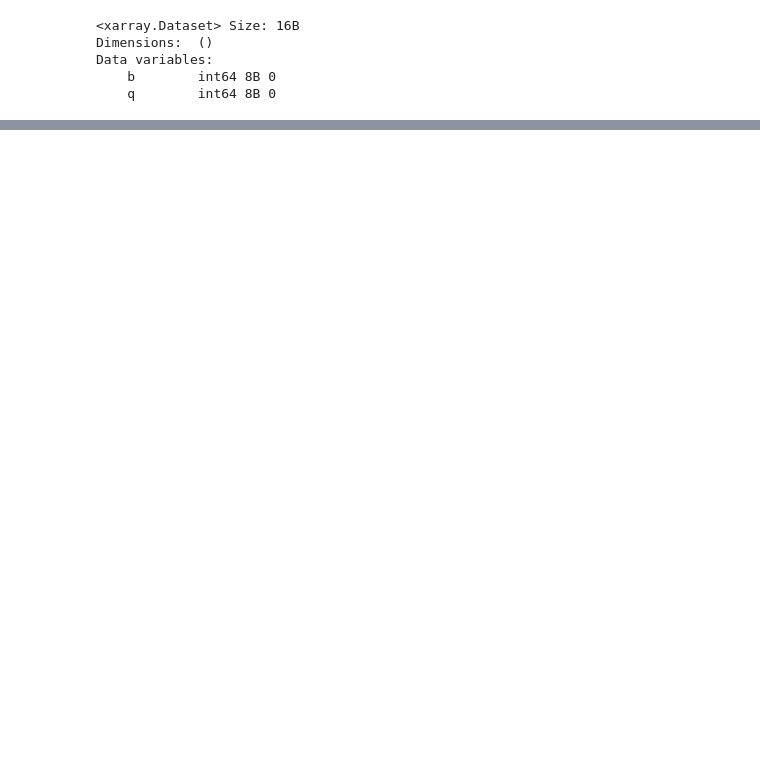
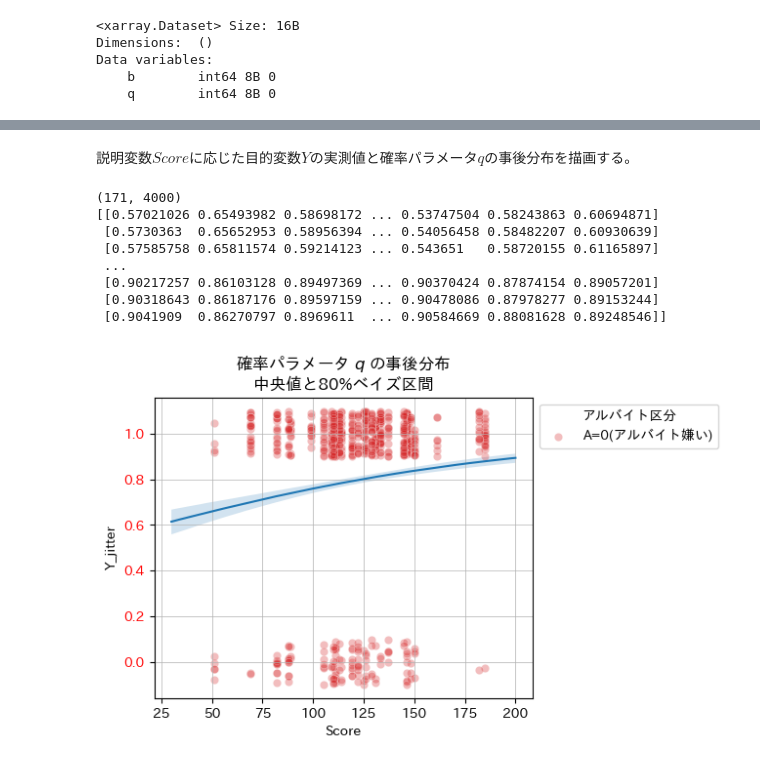
Before and after one commit to makkimaki/stan-r-bayes-statistical-modeling-python, a Jupyter notebook: chapter5.3_LogisticRegression.ipynb, the cells around one changed output, grey strips where cells are left out. Saved outputs shown, nothing was run; the diff lists cells and outputs as text; code cells hidden in the pictures; blank space fills up the shorter version.

Commit message:
Complete: 5.3 logisticregression notebook

```diff
--- a/chapter5.3_LogisticRegression.ipynb
+++ b/chapter5.3_LogisticRegression.ipynb
@@ -206,0 +207,50 @@ display(params_stats_df.round(2))
+# %% [markdown]
+説明変数$Score$に応じた目的変数$Y$の実測値と確率パラメータ$q$の事後分布を描画する。
+# %%
+rng = np.random.default_rng(seed=1234)
+# ロジスティック関数の定義
+def logistic(x):
+    return 1 / (1 + np.exp(-x))
+
+# パラメータb: shape=(4, 4000)
+b_samples = idata.posterior.b.stack(sample=("chain", "draw")).data
+
+x_score_vals = np.arange(30, 201)
+# x_score_vals = np.linspace(30, 201, 500)
+# パラメータqの計算：b0 + b2*score/200
+q_plot = np.array(
+    [logistic(b_samples[0] + b_samples[2] * x_score_val / 200) for x_score_val in x_score_vals]
+    )
+print(q_plot.shape)
+print(q_plot)
+# CIを算出
+q_plot_median = np.median(q_plot, axis=1)
+q_plot_80ci = np.quantile(q_plot, q=[0.1, 0.9], axis=1)
+
+# 実測値Y（アルバイト嫌いでA＝0、晴れなので：Weather=A）
+y_plot = data.query("A==0 & Weather=='A'")[["Score", "Y"]]
+# Yの描画の際に重なりを避けるためのjitterデータの作成
+y_plot["Y_jitter"] = (y_plot["Y"] + rng.uniform(low=-0.1, high=0.1, size=y_plot.shape[0]))
+
+plt.figure(figsize=(5, 4))
+plt.plot(x_score_vals, q_plot_median)
+plt.fill_between(x_score_vals, q_plot_80ci[0], q_plot_80ci[1],
+                 alpha=0.2)
+sns.scatterplot(x="Score", y="Y_jitter", data=y_plot,
+                color="tab:red", alpha=0.3, label="A=0(アルバイト嫌い)")
+plt.tick_params(axis='y', labelcolor='red')
+
+plt.title("確率パラメータ $q$ の事後分布\n中央値と80%ベイズ区間")
+plt.legend(bbox_to_anchor=(1,1), title="アルバイト区分")
+plt.grid(lw=0.5)
+plt.show()
+# %% [output]
+(171, 4000)
+[[0.57021026 0.65493982 0.58698172 ... 0.53747504 0.58243863 0.60694871]
+ [0.5730363  0.65652953 0.58956394 ... 0.54056458 0.58482207 0.60930639]
+ [0.57585758 0.65811574 0.59214123 ... 0.543651   0.58720155 0.61165897]
+ ...
+ [0.90217257 0.86103128 0.89497369 ... 0.90370424 0.87874154 0.89057201]
+ [0.90318643 0.86187176 0.89597159 ... 0.90478086 0.87978277 0.89153244]
+ [0.9041909  0.86270797 0.8969611  ... 0.90584669 0.88081628 0.89248546]]
+[figure, added]
```
Also changed, not shown: parts of 11 cells of this notebook.
